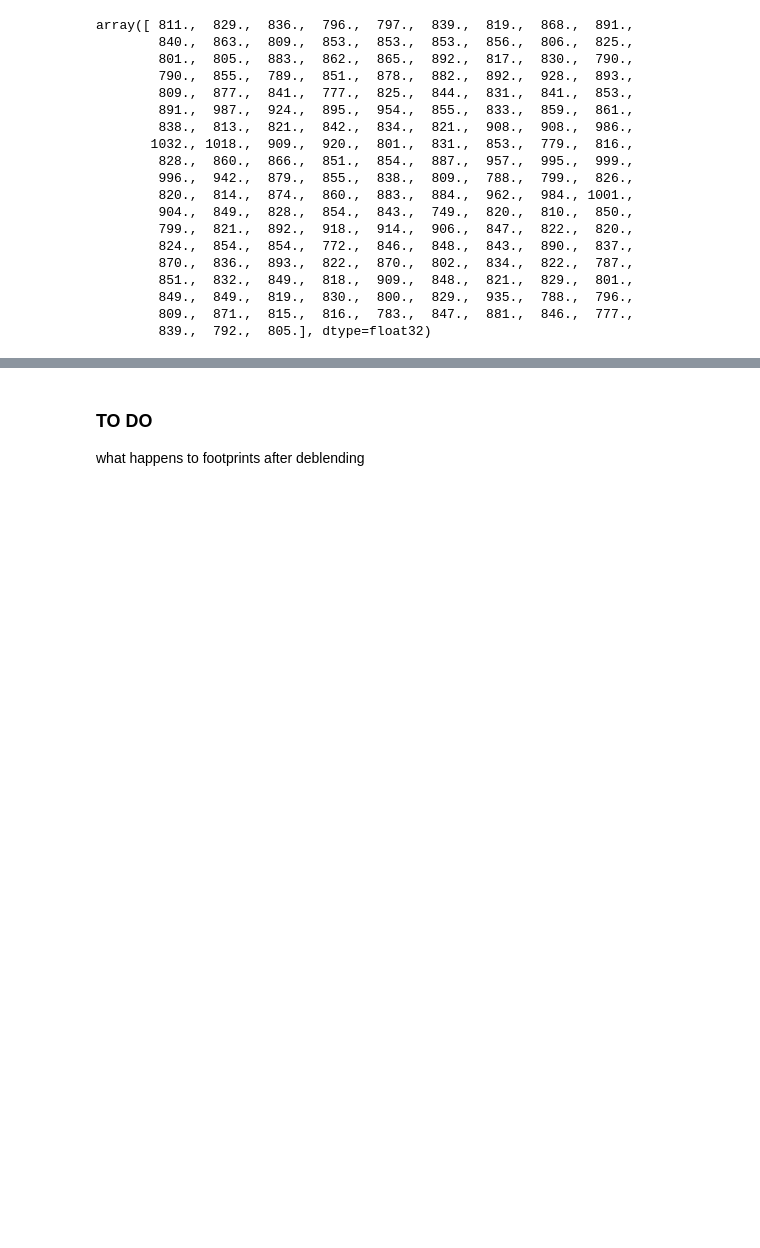
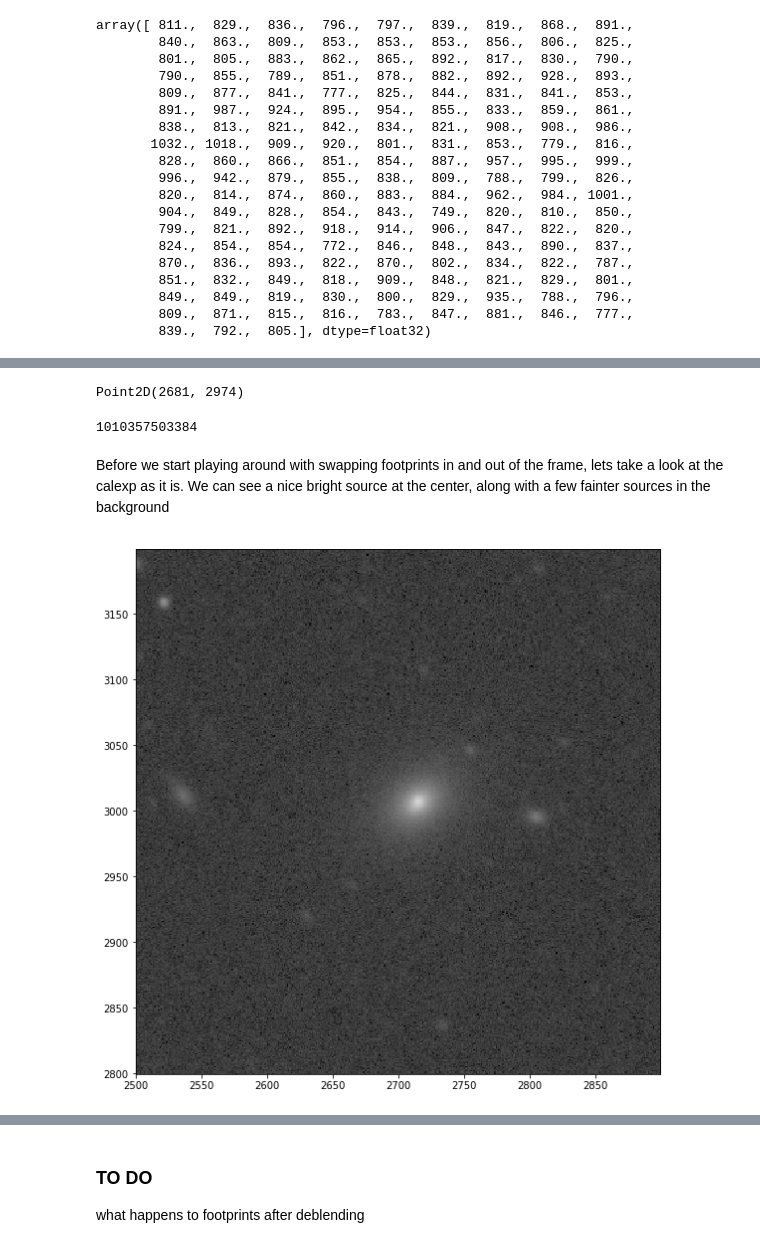
Before and after one commit to LSSTScienceCollaborations/StackClub, a Jupyter notebook: SourceDetection/Footprints.ipynb, the cells around one changed output, grey strips where cells are left out. Saved outputs shown, nothing was run; the diff lists cells and outputs as text; code cells hidden in the pictures; blank space fills up the shorter version.

Commit message:
first pass at usning the NoiseReplacer to swap footprints in and out a calexp

```diff
--- a/SourceDetection/Footprints.ipynb
+++ b/SourceDetection/Footprints.ipynb
@@ -67,6 +68,8 @@ from lsst.meas.algorithms import SourceDetectionTask
 import lsst.afw.detection as afwDetection
 
 import lsst.afw.display as afwDisplay
+# %%
+plt.rcParams['figure.figsize'] = (8.0, 8.0)
 # %% [markdown]
 ## Footprints in the DM ecosystem
 
@@ -288,0 +292,4 @@ Section on using the noiseReplacer to swap footprints in the calexp out with noi
+# %%
+# lets grab the calexp and source catalog for our dataId
+calexp = butler.get('calexp', **dataId)
+cat = butler.get('src', **dataId)
@@ -288,0 +300,22 @@ Section on using the noiseReplacer to swap footprints in the calexp out with noi
+# %%
+# Find the centroid of this source so we can visualize it in a few steps
+cat[0].getCentroid()
+# %% [output]
+Point2D(2681, 2974)
+# %%
+# Lets grab the parent ID of this source. The deblende can shread sources sometimes
+# If we grab the parent, we can ensure we have a bright noticable source to visualize
+cat[0].getParent()
+# %% [output]
+1010357503384
+# %% [markdown]
+Before we start playing around with swapping footprints in and out of the frame, lets take a look at the calexp as it is. We can see a nice bright source at the center, along with a few fainter sources in the background
+# %%
+afwDisplay.setDefaultBackend('matplotlib')
+
+afw_display = afwDisplay.Display()
+afw_display.setMaskTransparency(100)
+afw_display.scale('asinh', 'zscale')
+afw_display.mtv(calexp.getMaskedImage()[2500:2900,2800:3200])
+# %% [output]
+[figure, added]
```
Also changed, not shown: parts of 13 cells of this notebook.
